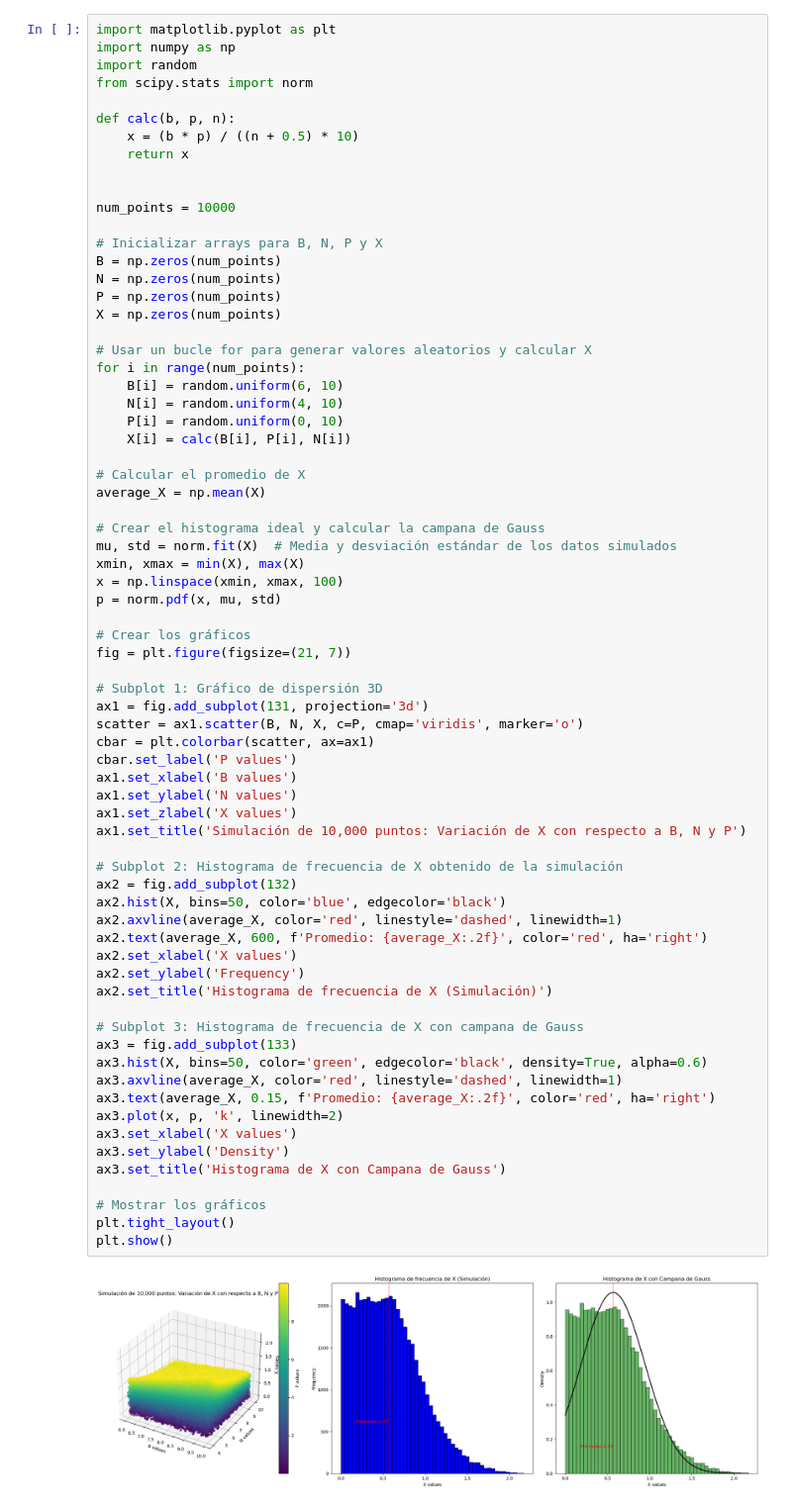
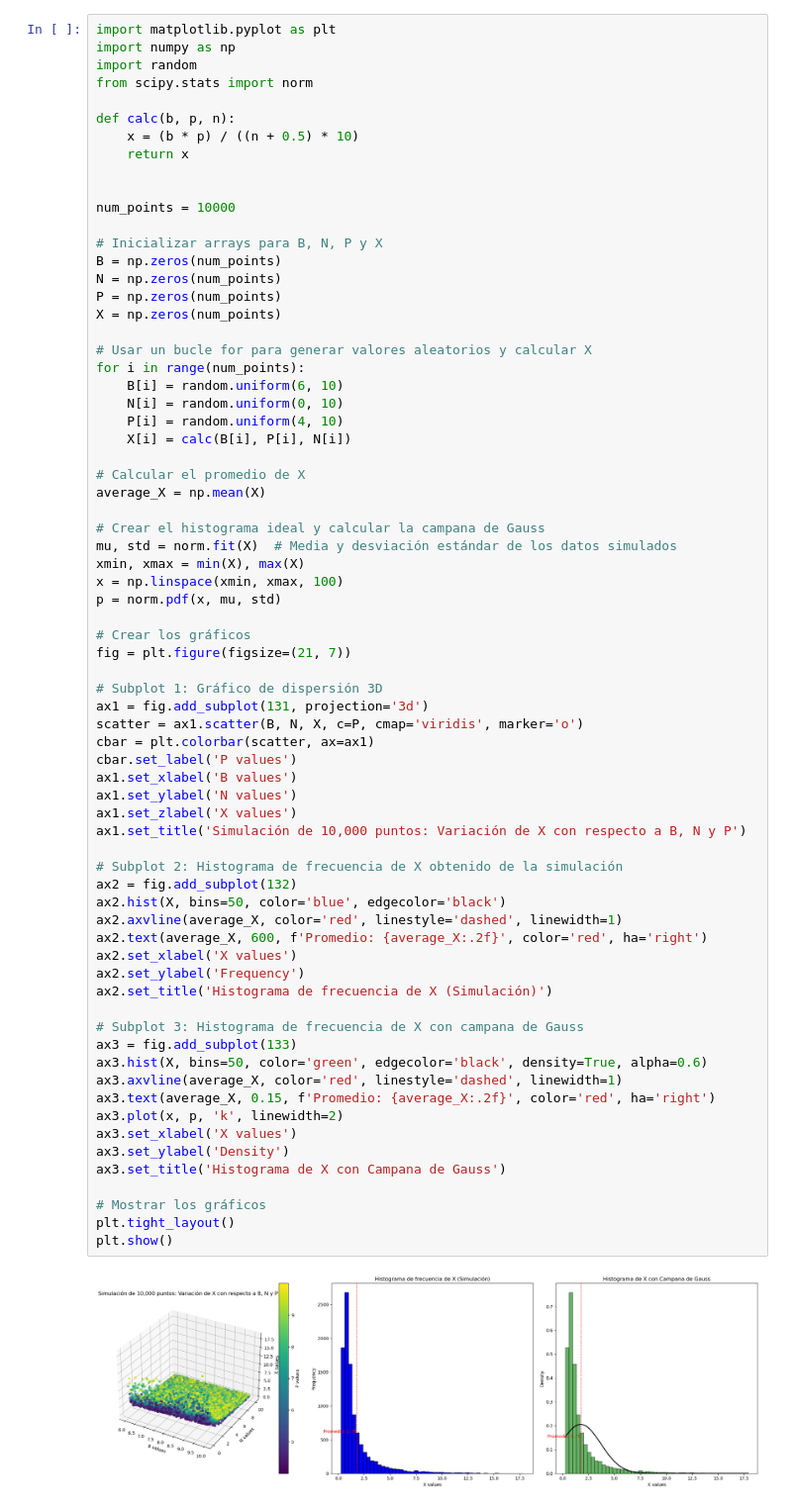
Before and after one commit to eduluisf/EatingChicken, a Jupyter notebook: eatingChicken.ipynb, the cells around one changed output. Shown at 99% size. Cells and saved outputs as stored; diff of their text form.

```diff
--- a/eatingChicken.ipynb
+++ b/eatingChicken.ipynb
@@ -20,8 +20,8 @@ X = np.zeros(num_points)
 # Usar un bucle for para generar valores aleatorios y calcular X
 for i in range(num_points):
     B[i] = random.uniform(6, 10)
-    N[i] = random.uniform(4, 10)
-    P[i] = random.uniform(0, 10)
+    N[i] = random.uniform(0, 10)
+    P[i] = random.uniform(4, 10)
     X[i] = calc(B[i], P[i], N[i])
 
 # Calcular el promedio de X
@@ -42,31 +42,31 @@ scatter = ax1.scatter(B, N, X, c=P, cmap='viridis', marker='o')
 cbar = plt.colorbar(scatter, ax=ax1)
 cbar.set_label('P values')
 ax1.set_xlabel('B values')
 ax1.set_ylabel('N values')
 ax1.set_zlabel('X values')
 ax1.set_title('Simulación de 10,000 puntos: Variación de X con respecto a B, N y P')
 
 # Subplot 2: Histograma de frecuencia de X obtenido de la simulación
 ax2 = fig.add_subplot(132)
 ax2.hist(X, bins=50, color='blue', edgecolor='black')
 ax2.axvline(average_X, color='red', linestyle='dashed', linewidth=1)
 ax2.text(average_X, 600, f'Promedio: {average_X:.2f}', color='red', ha='right')
 ax2.set_xlabel('X values')
 ax2.set_ylabel('Frequency')
 ax2.set_title('Histograma de frecuencia de X (Simulación)')
 
 # Subplot 3: Histograma de frecuencia de X con campana de Gauss
 ax3 = fig.add_subplot(133)
 ax3.hist(X, bins=50, color='green', edgecolor='black', density=True, alpha=0.6)
 ax3.axvline(average_X, color='red', linestyle='dashed', linewidth=1)
 ax3.text(average_X, 0.15, f'Promedio: {average_X:.2f}', color='red', ha='right')
 ax3.plot(x, p, 'k', linewidth=2)
 ax3.set_xlabel('X values')
 ax3.set_ylabel('Density')
 ax3.set_title('Histograma de X con Campana de Gauss')
 
 # Mostrar los gráficos
 plt.tight_layout()
 plt.show()
 # %% [output]
-[figure, old version]
+[figure, new version]
```
